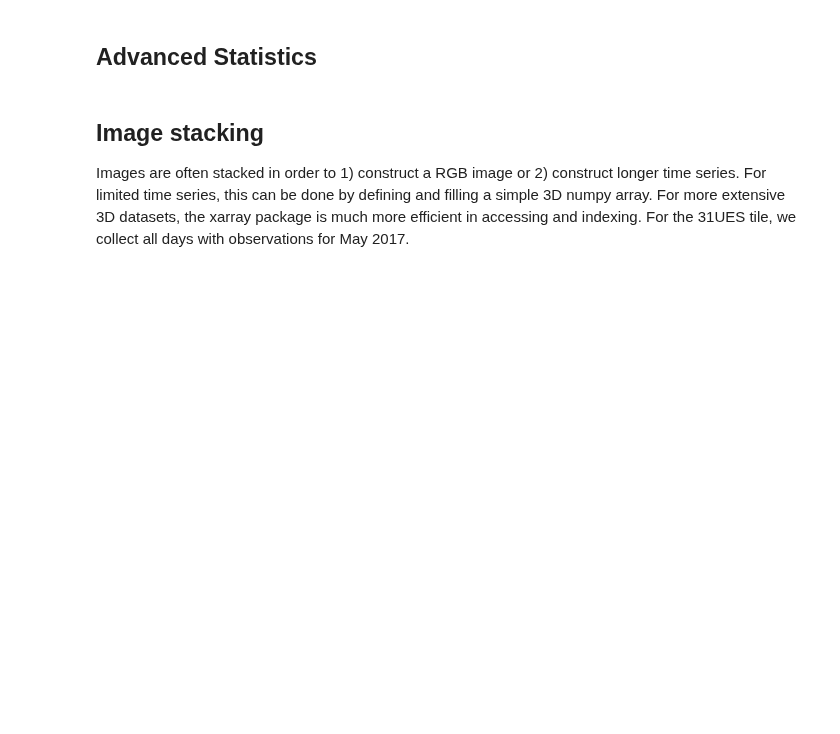
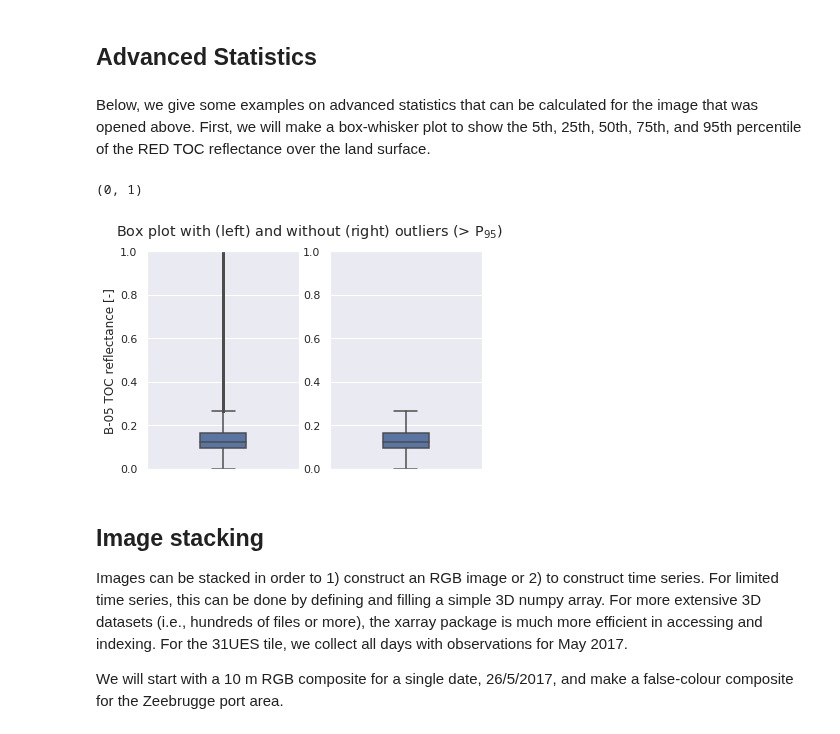
Before and after one commit to VITObelgium/notebook-samples, a Jupyter notebook: Terrascope/Advanced/Sentinel-2_advanced.ipynb, the cells around one changed output. Saved outputs shown, nothing was run; the diff lists cells and outputs as text; code cells hidden in the pictures; blank space fills up the shorter version.

```diff
--- a/Terrascope/Advanced/Sentinel-2_advanced.ipynb
+++ b/Terrascope/Advanced/Sentinel-2_advanced.ipynb
@@ -69,5 +75,26 @@ cb.ax.tick_params(labelsize=10)
 # %% [markdown]
 ## Advanced Statistics
+# %% [markdown]
+Below, we give some examples on advanced statistics that can be calculated for the image that was opened above.
+First, we will make a box-whisker plot to show the 5th, 25th, 50th, 75th, and 95th percentile of the RED TOC reflectance over the land surface.
+# %%
+#take a subset from d_red
+d_red_sub = d_red[2001:3000, 2001:3000]
+
+sns.set()
+mplot.suptitle('Box plot with (left) and without (right) outliers (> P$_{95}$)')
+mplot.subplot(121)
+sns.boxplot(d_red, width=0.3, orient='vertical', fliersize=1)
+mplot.ylim(0,1)
+mplot.ylabel('B-05 TOC reflectance [-]')
+mplot.subplot(122)
+sns.boxplot(d_red, width=0.3, showfliers=False, orient='vertical')
+mplot.ylim(0,1)
+# %% [output]
+(0, 1)
+[figure, added]
 # %% [markdown]
 ## Image stacking
-Images are often stacked in order to 1) construct a RGB image or 2) construct longer time series. For limited time series, this can be done by defining and filling a simple 3D numpy array. For more extensive 3D datasets, the xarray package is much more efficient in accessing and indexing. For the 31UES tile, we collect all days with observations for May 2017.
+Images can be stacked in order to 1) construct an RGB image or 2) to construct time series. For limited time series, this can be done by defining and filling a simple 3D numpy array. For more extensive 3D datasets (i.e., hundreds of files or more), the xarray package is much more efficient in accessing and indexing. For the 31UES tile, we collect all days with observations for May 2017.
+
+We will start with a 10 m RGB composite for a single date, 26/5/2017, and make a false-colour composite for the Zeebrugge port area.
```
Also changed, not shown: parts of 12 cells of this notebook.
